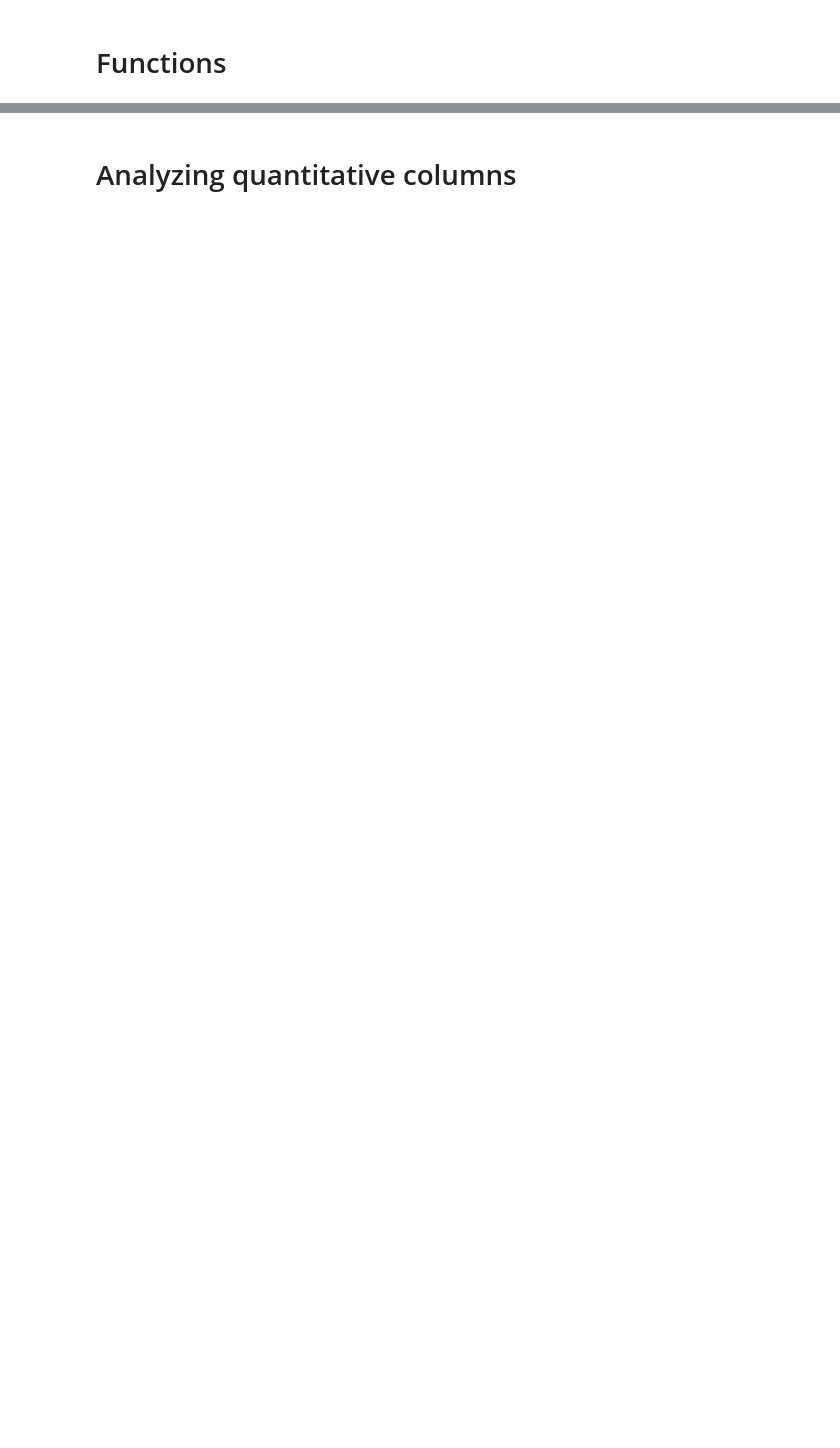
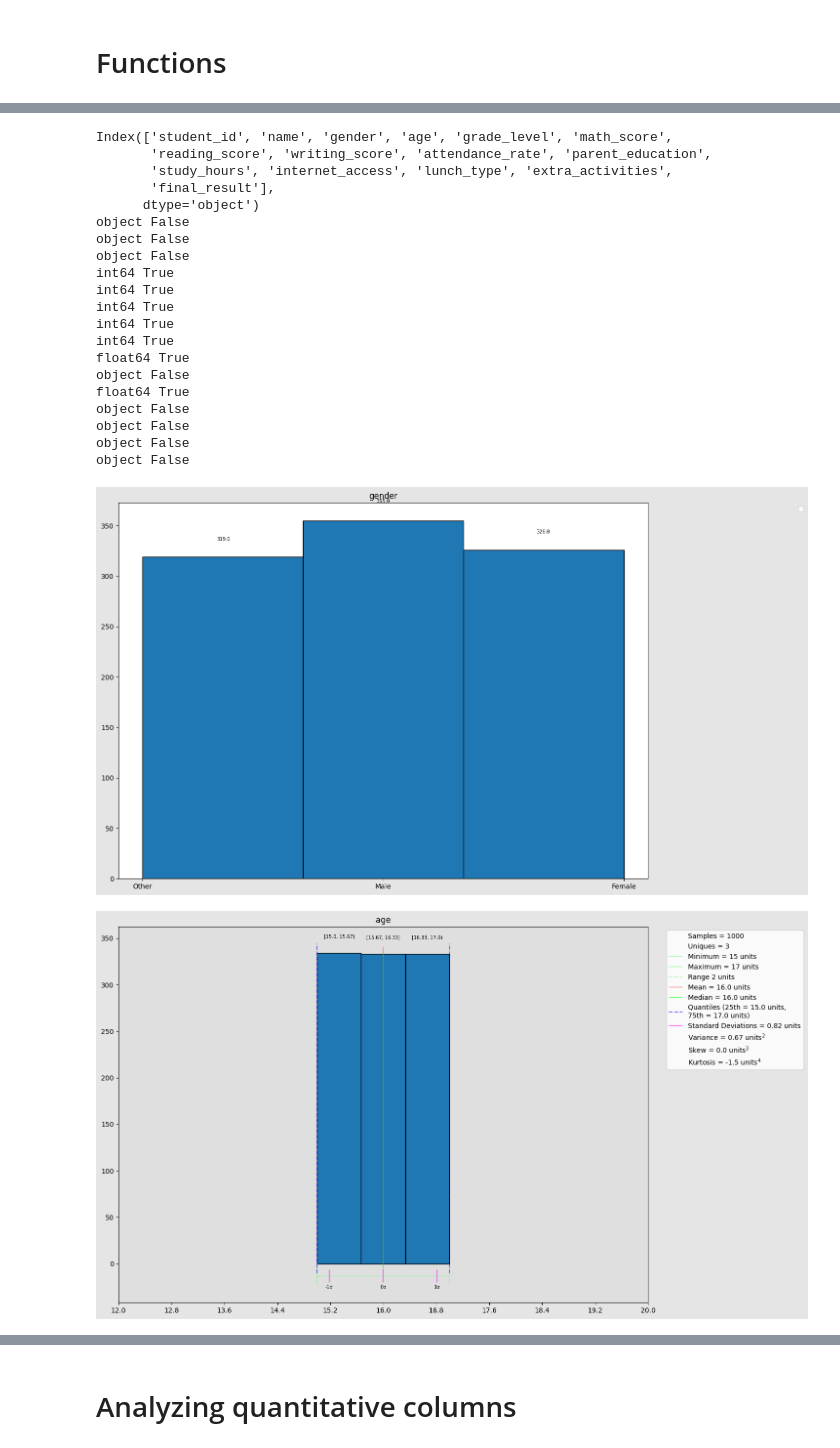
Before and after one commit to luis-fdz-rmz/DataAnalysisJourney, a Jupyter notebook: DataAnalysis.ipynb, the cells around one changed output, grey strips where cells are left out. Cells and saved outputs as stored; diff of their text form; code cells hidden in the pictures; blank space fills up the shorter version.

```diff
--- a/DataAnalysis.ipynb
+++ b/DataAnalysis.ipynb
@@ -455,0 +496,37 @@ Correlation
+# %%
+print(data.keys())
+
+
+quant = ['age', 'grade_level', 'math_score',
+       'reading_score', 'writing_score', 'attendance_rate',
+       'study_hours']
+
+for x in data:
+    print(data[x].dtype, data[x].dtype != object)
+
+plot_histogram(data[data.keys()[2:]], list_bins=True)
+
+cov_corr(data[quant])
+# %% [output]
+Index(['student_id', 'name', 'gender', 'age', 'grade_level', 'math_score',
+       'reading_score', 'writing_score', 'attendance_rate', 'parent_education',
+       'study_hours', 'internet_access', 'lunch_type', 'extra_activities',
+       'final_result'],
+      dtype='object')
+object False
+object False
+object False
+int64 True
+int64 True
+int64 True
+int64 True
+int64 True
+float64 True
+object False
+float64 True
+object False
+object False
+object False
+object False
+[figure, added]
+[figure, added]
```
Also changed, not shown: parts of 17 cells of this notebook.
